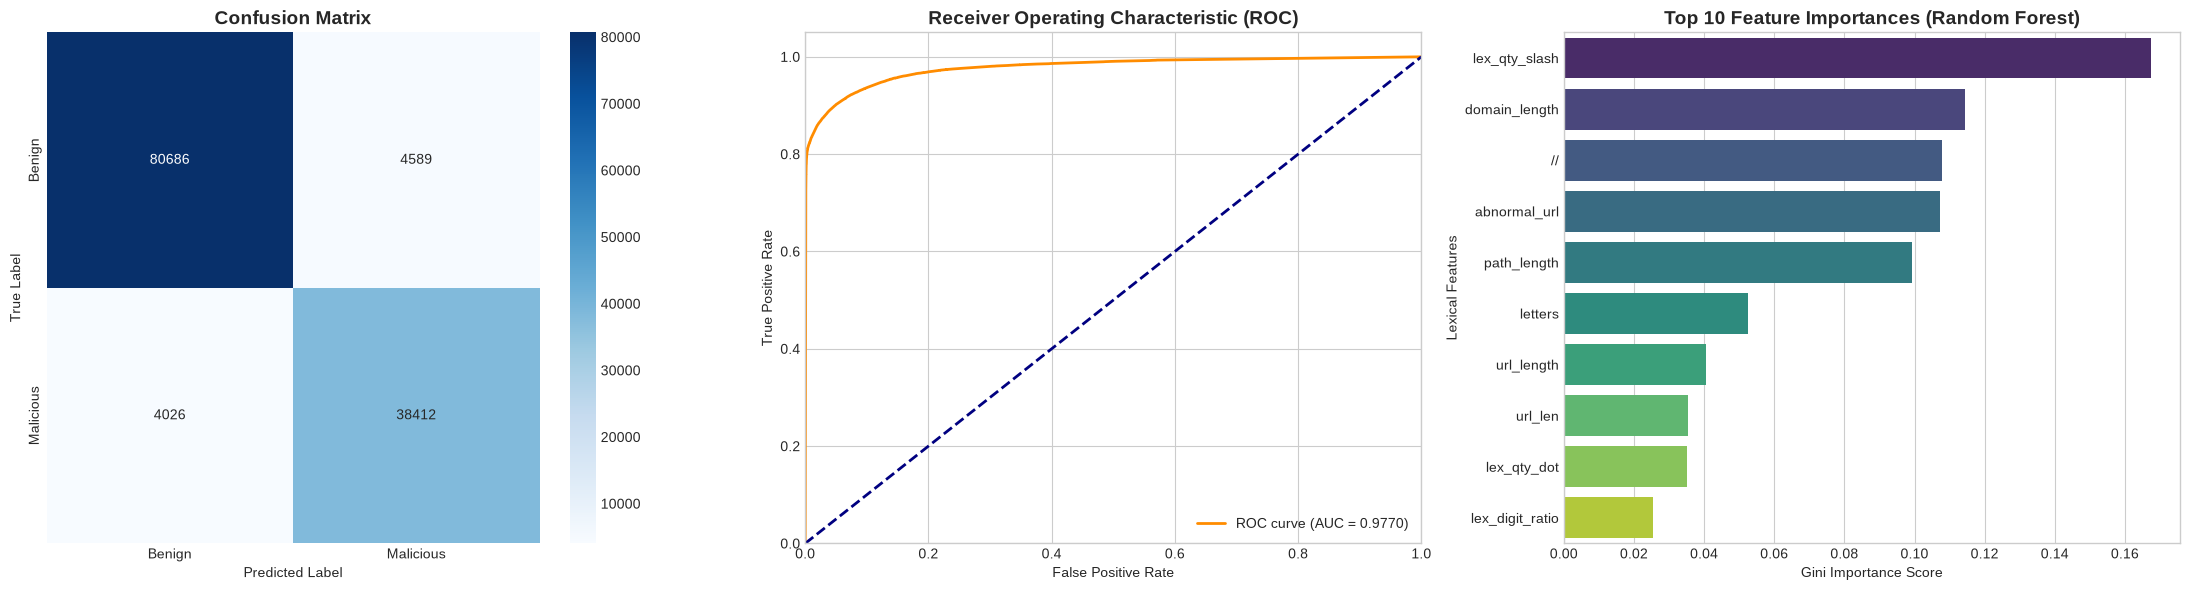
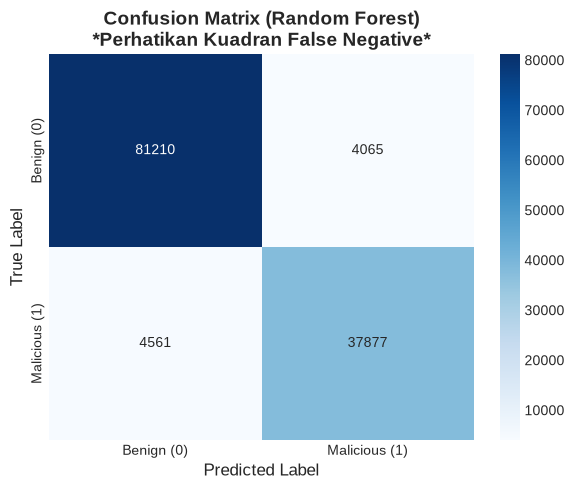
Code edit (unified diff) that turned the first committed figure into the second:
--- before
+++ after
@@ -1,35 +1,22 @@
-# Setup Figure Canvas
-fig, axes = plt.subplots(1, 3, figsize=(22, 6))
+import matplotlib.pyplot as plt
+import seaborn as sns
+from sklearn.metrics import confusion_matrix
 
-# 1. Analisis Confusion Matrix (Fokus pada kuadran False Negative di kiri bawah)
+# Pastikan model 'rf_model', 'X_test', dan 'y_test' sudah didefinisikan sebelumnya
+y_pred = rf_model.predict(X_test)
 cm = confusion_matrix(y_test, y_pred)
-sns.heatmap(cm, annot=True, fmt='d', cmap='Blues', ax=axes[0], 
-            xticklabels=['Benign', 'Malicious'], 
-            yticklabels=['Benign', 'Malicious'])
-axes[0].set_title('Confusion Matrix', fontsize=14, fontweight='bold')
-axes[0].set_xlabel('Predicted Label')
-axes[0].set_ylabel('True Label')
 
-# 2. Kurva ROC (Receiver Operating Characteristic)
-fpr, tpr, thresholds = roc_curve(y_test, y_pred_proba)
-roc_auc = auc(fpr, tpr)
-axes[1].plot(fpr, tpr, color='darkorange', lw=2, label=f'ROC curve (AUC = {roc_auc:.4f})')
-axes[1].plot([0, 1], [0, 1], color='navy', lw=2, linestyle='--')
-axes[1].set_xlim([0.0, 1.0])
-axes[1].set_ylim([0.0, 1.05])
-axes[1].set_xlabel('False Positive Rate')
-axes[1].set_ylabel('True Positive Rate')
-axes[1].set_title('Receiver Operating Characteristic (ROC)', fontsize=14, fontweight='bold')
-axes[1].legend(loc="lower right")
+# Membuat kanvas mandiri untuk Confusion Matrix
+fig, ax = plt.subplots(figsize=(6, 5))
 
-# 3. Analisis Feature Importance (Top 10)
-importances = rf_model.feature_importances_
-indices = np.argsort(importances)[::-1][:10] # Ambil 10 teratas
-top_features = X.columns[indices]
+# Plot Heatmap
+sns.heatmap(cm, annot=True, fmt='d', cmap='Blues', cbar=True,
+            xticklabels=['Benign (0)', 'Malicious (1)'], 
+            yticklabels=['Benign (0)', 'Malicious (1)'], ax=ax)
 
-sns.barplot(x=importances[indices], y=top_features, palette='viridis', ax=axes[2])
-axes[2].set_title('Top 10 Feature Importances (Random Forest)', fontsize=14, fontweight='bold')
-axes[2].set_xlabel('Gini Importance Score')
-axes[2].set_ylabel('Lexical Features')
+# Kustomisasi teks dan judul
+ax.set_title('Confusion Matrix (Random Forest)\n*Perhatikan Kuadran False Negative*', fontsize=14, fontweight='bold')
+ax.set_xlabel('Predicted Label', fontsize=12)
+ax.set_ylabel('True Label', fontsize=12)
 
 plt.tight_layout()

Commit: Deep Learning and code enhancement